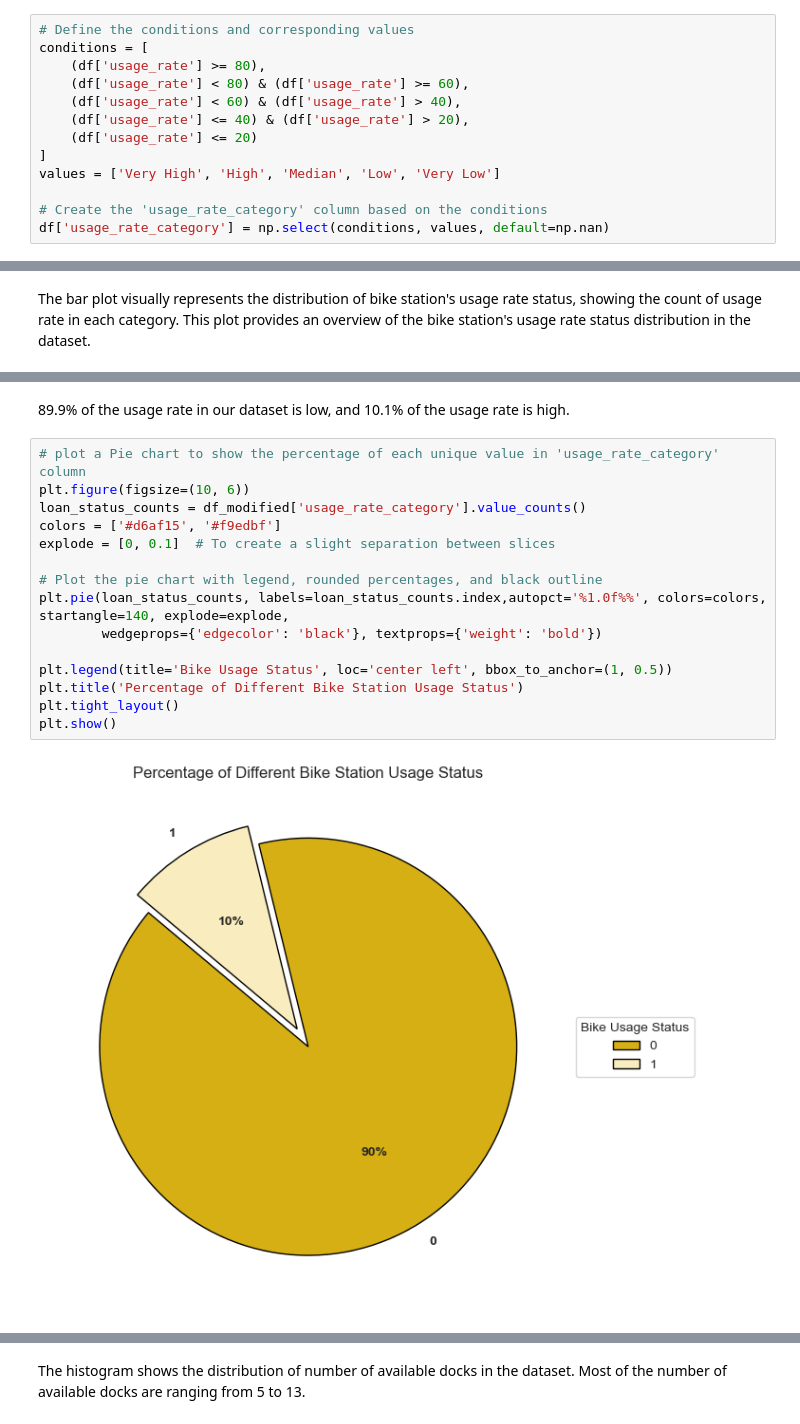
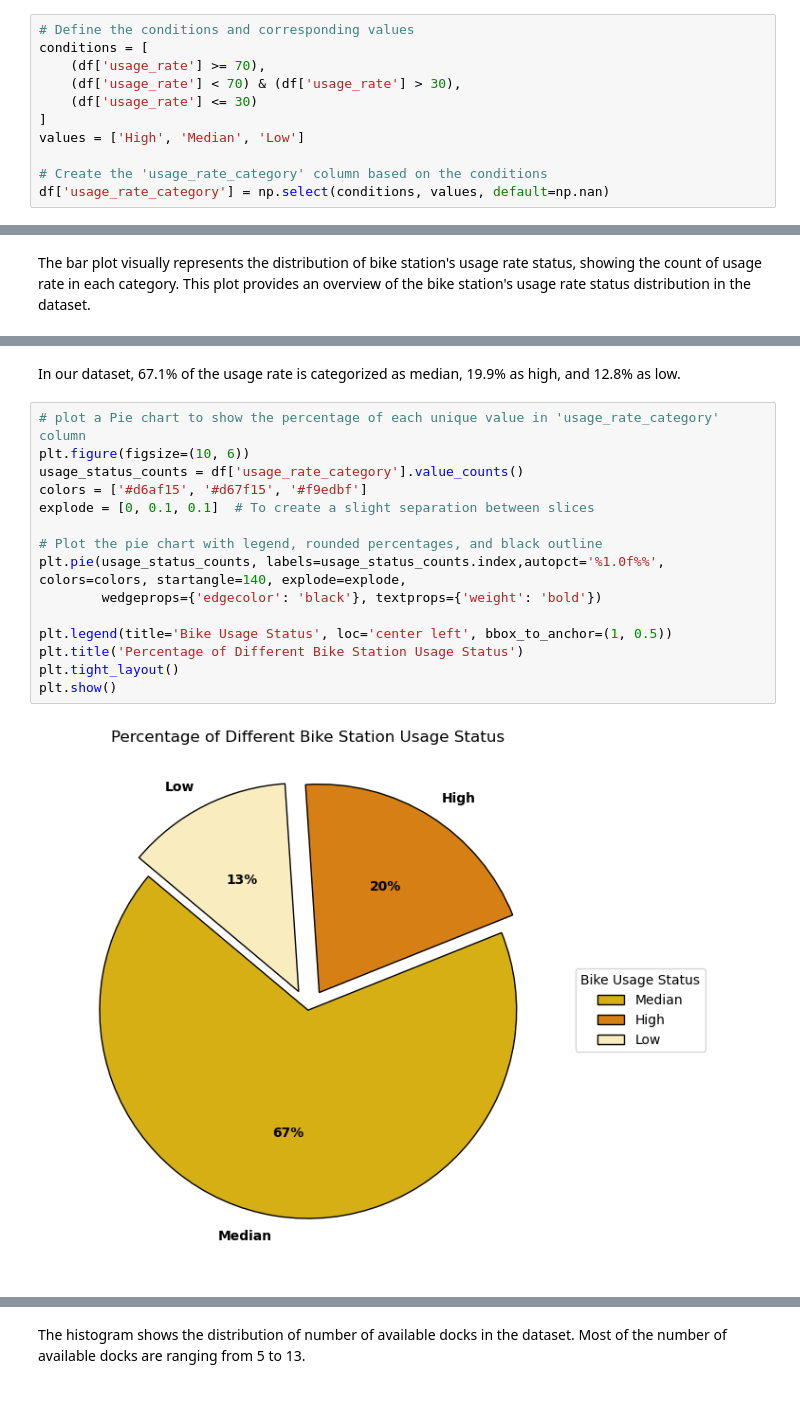
Before and after one commit to hsu780112/Bike-Share-Project, a Jupyter notebook: EDA - Bike Share System in the SF Bay Area.ipynb, the cells around one changed output, grey strips where cells are left out. Cells and saved outputs as stored; diff of their text form.

```diff
--- a/EDA - Bike Share System in the SF Bay Area.ipynb
+++ b/EDA - Bike Share System in the SF Bay Area.ipynb
@@ -189,13 +184,11 @@ Based on the 'usage_rate', we will create a new column called 'usage_rate_catego
 # %%
 # Define the conditions and corresponding values
 conditions = [
-    (df['usage_rate'] >= 80),
-    (df['usage_rate'] < 80) & (df['usage_rate'] >= 60),
-    (df['usage_rate'] < 60) & (df['usage_rate'] > 40),
-    (df['usage_rate'] <= 40) & (df['usage_rate'] > 20),
-    (df['usage_rate'] <= 20)
+    (df['usage_rate'] >= 70),
+    (df['usage_rate'] < 70) & (df['usage_rate'] > 30),
+    (df['usage_rate'] <= 30)
 ]
-values = ['Very High', 'High', 'Median', 'Low', 'Very Low']
+values = ['High', 'Median', 'Low']
 
 # Create the 'usage_rate_category' column based on the conditions
 df['usage_rate_category'] = np.select(conditions, values, default=np.nan)
@@ -283,19 +227,19 @@ Name: count, dtype: float64
 # %% [markdown]
-89.9% of the usage rate in our dataset is low, and 10.1% of the usage rate is high.
+In our dataset, 67.1% of the usage rate is categorized as median, 19.9% as high, and 12.8% as low.
 # %%
 # plot a Pie chart to show the percentage of each unique value in 'usage_rate_category' column
 plt.figure(figsize=(10, 6))
-loan_status_counts = df_modified['usage_rate_category'].value_counts()
-colors = ['#d6af15', '#f9edbf']
-explode = [0, 0.1]  # To create a slight separation between slices
+usage_status_counts = df['usage_rate_category'].value_counts()
+colors = ['#d6af15', '#d67f15', '#f9edbf']
+explode = [0, 0.1, 0.1]  # To create a slight separation between slices
 
 # Plot the pie chart with legend, rounded percentages, and black outline
-plt.pie(loan_status_counts, labels=loan_status_counts.index,autopct='%1.0f%%', colors=colors, startangle=140, explode=explode,
+plt.pie(usage_status_counts, labels=usage_status_counts.index,autopct='%1.0f%%', colors=colors, startangle=140, explode=explode,
         wedgeprops={'edgecolor': 'black'}, textprops={'weight': 'bold'})
 
 plt.legend(title='Bike Usage Status', loc='center left', bbox_to_anchor=(1, 0.5))
 plt.title('Percentage of Different Bike Station Usage Status')
 plt.tight_layout()
 plt.show()
 # %% [output]
-[figure, old version]
+[figure, new version]
```
Also changed, not shown: parts of 30 cells of this notebook.
